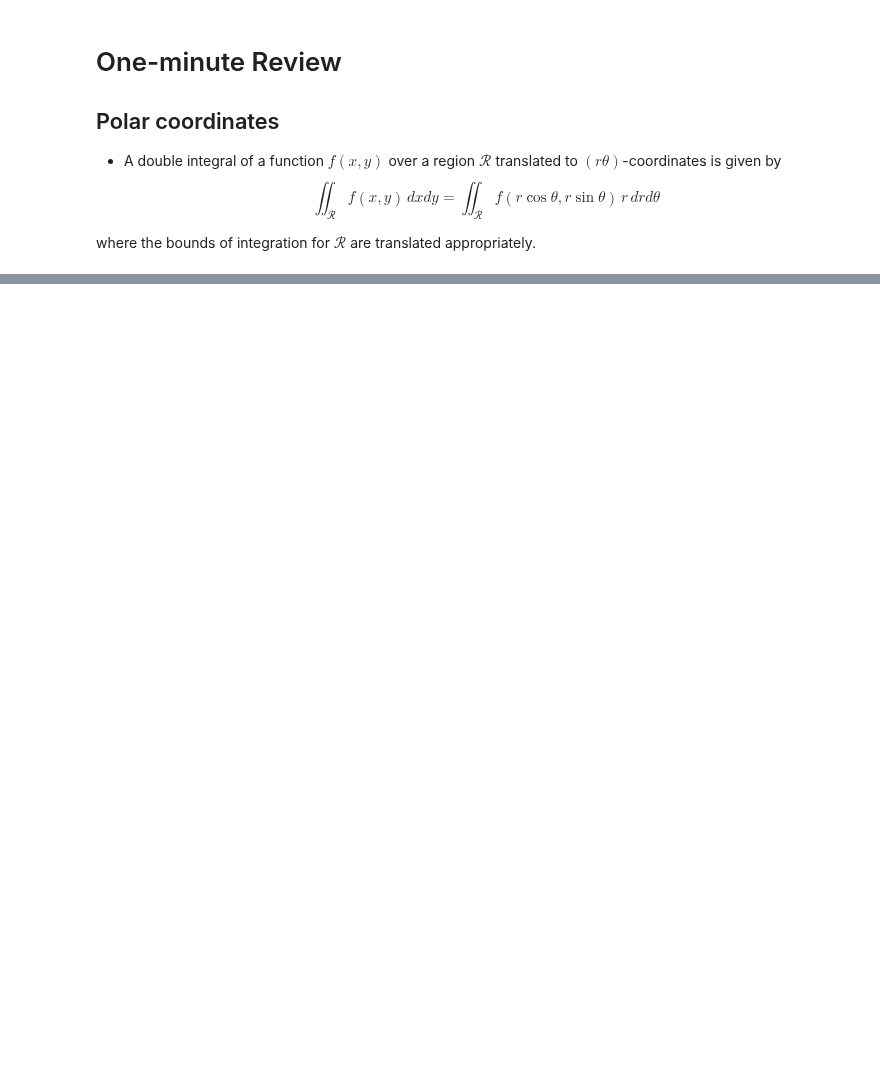
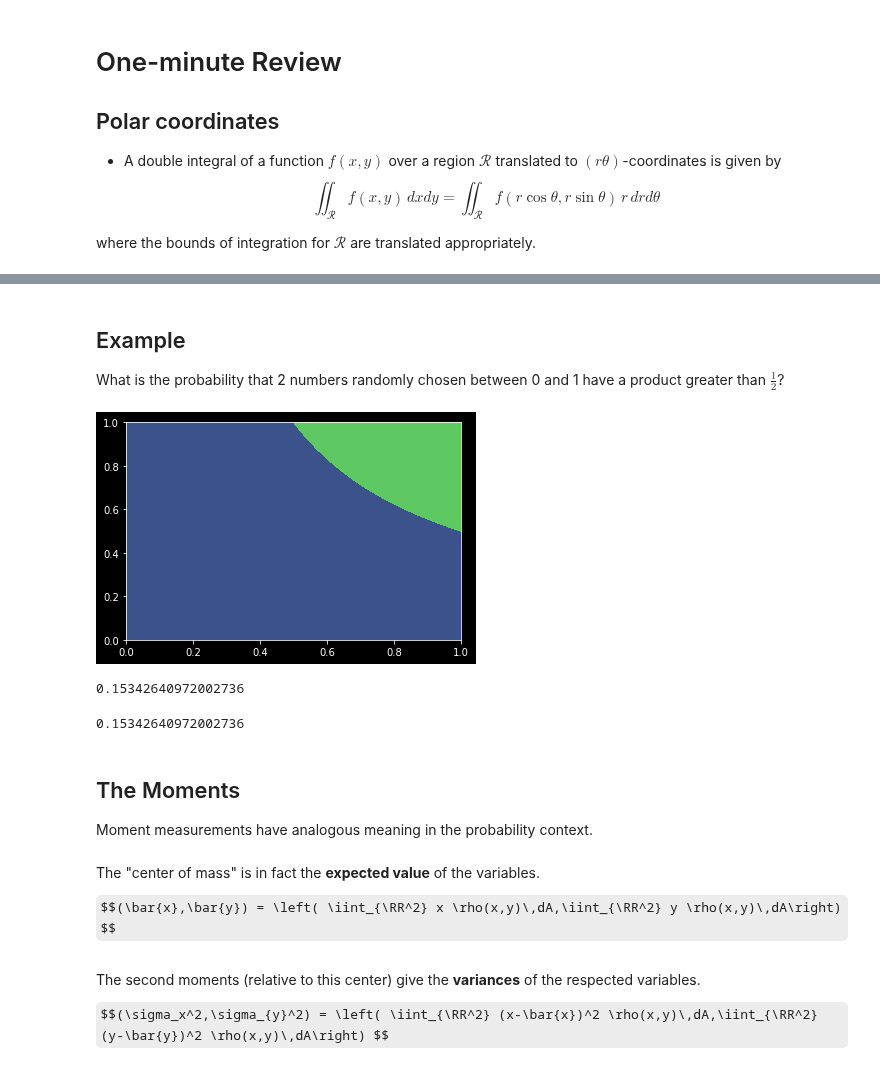
Before and after one commit to drewyoungren/mvc, a Jupyter notebook: lec/mvc-L16.ipynb, the cells around one changed output, grey strips where cells are left out. Saved outputs shown, nothing was run; the diff lists cells and outputs as text; code cells hidden in the pictures; some formulas as TeX source; blank space fills up the shorter version.

```diff
--- a/lec/mvc-L16.ipynb
+++ b/lec/mvc-L16.ipynb
@@ -338,0 +313,30 @@ $$(\bar x,\bar y,\bar z) = (0,0,\frac38 R)$$
+# %% [markdown]
+## Example
+
+What is the probability that 2 numbers randomly chosen between 0 and 1 have a product greater than $\frac12$?
+# %%
+x = y = np.linspace(0,1,50)
+x,y = np.meshgrid(x,y)
+plt.contourf(x,y,x*y ,levels=[0,1/2,1]);
+# %% [output]
+[figure, added]
+# %%
+dblquad(lambda y,x: 1, 1/2,1,lambda x: 1/(2*x),1)[0]
+# %% [output]
+0.15342640972002736
+# %%
+1/2-log(2)/2
+# %% [output]
+0.15342640972002736
+# %% [markdown]
+## The Moments
+
+Moment measurements have analogous meaning in the probability context.
+# %% [markdown]
+The "center of mass" is in fact the **expected value** of the variables.
+
+$$(\bar{x},\bar{y}) = \left( \iint_{\RR^2} x \rho(x,y)\,dA,\iint_{\RR^2} y \rho(x,y)\,dA\right) $$
+# %% [markdown]
+The second moments (relative to this center) give the **variances** of the respected variables.
+
+$$(\sigma_x^2,\sigma_{y}^2) = \left( \iint_{\RR^2} (x-\bar{x})^2 \rho(x,y)\,dA,\iint_{\RR^2} (y-\bar{y})^2 \rho(x,y)\,dA\right) $$
```
Also changed, not shown: parts of 76 cells of this notebook, 2 other files.
